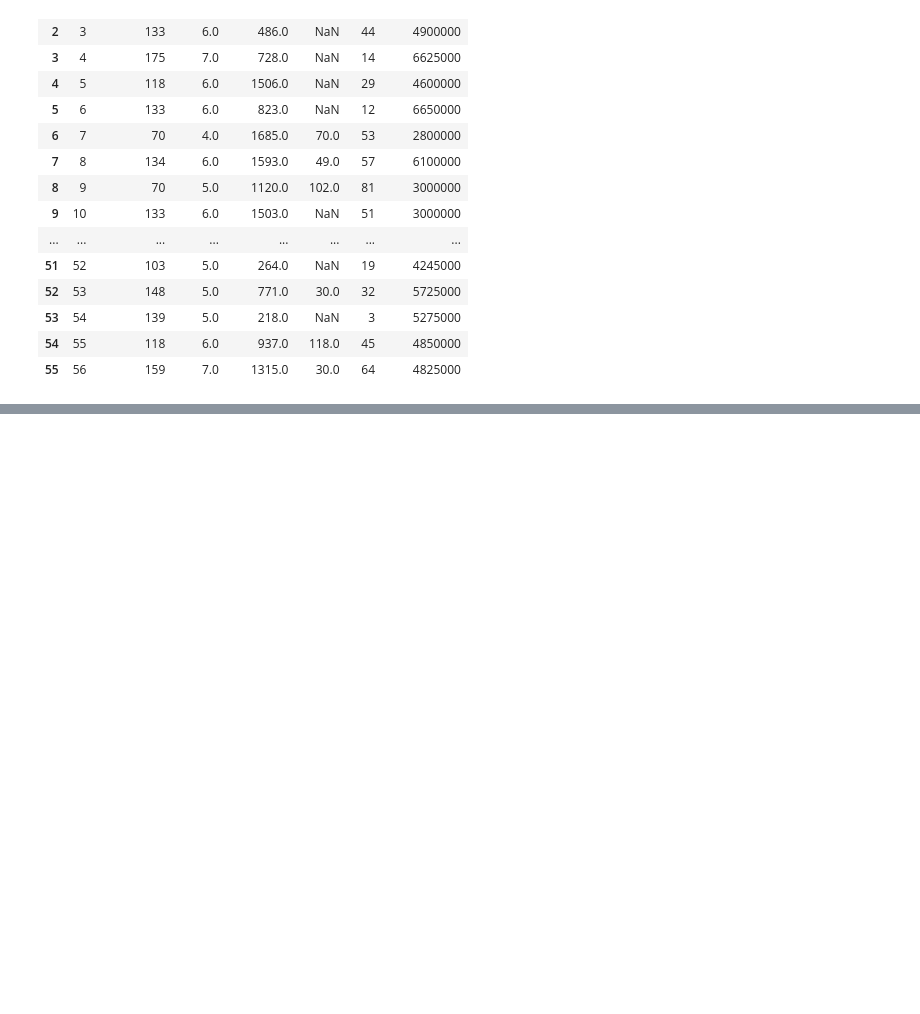
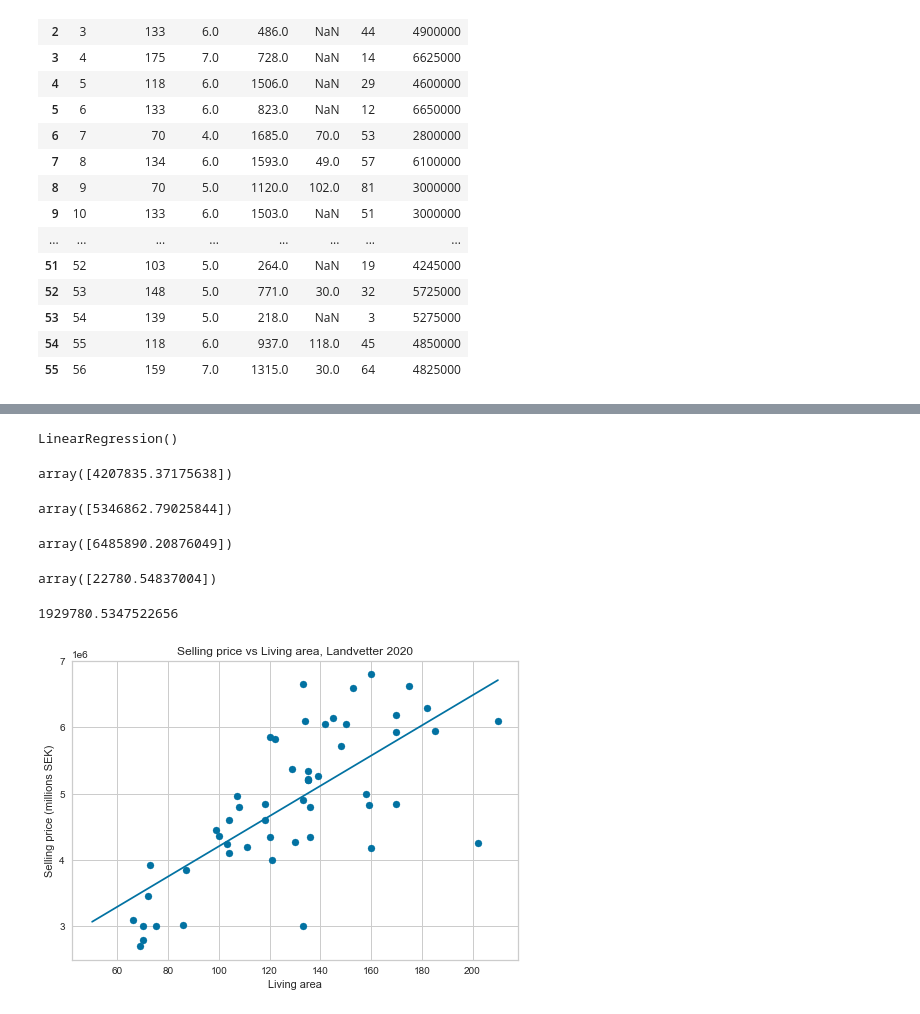
Before and after one commit to ponbac/AI-course, a Jupyter notebook: assignment2.ipynb, the cells around one changed output, grey strips where cells are left out. Saved outputs shown, nothing was run; the diff lists cells and outputs as text; code cells hidden in the pictures; blank space fills up the shorter version.

```diff
--- a/assignment2.ipynb
+++ b/assignment2.ipynb
@@ -11,6 +11,10 @@ import pandas as pd
 
 df = pd.read_csv('datasets\data_assignment2.csv')
 houseprices = df
+
+#removed two houses that had a very low price compared to their living area
+houseprices = houseprices[houseprices['Selling_price'] > 2500000]
+
 houseprices
 # %% [output]
 |  | ID | Living_area | Rooms | Land_size | Biarea | Age | Selling_price |
@@ -57,0 +50,3 @@ plt.show()
+# %%
+model = LinearRegression(fit_intercept=True)
+model
@@ -57,0 +60,38 @@ plt.show()
+# %%
+model.fit(X,y)
+# %% [output]
+LinearRegression()
+# %%
+model.predict([[100]])
+# %% [output]
+array([4207835.37175638])
+# %%
+model.predict([[150]])
+# %% [output]
+array([5346862.79025844])
+# %%
+model.predict([[200]])
+# %% [output]
+array([6485890.20876049])
+# %%
+model.coef_
+# %% [output]
+array([22780.54837004])
+# %%
+model.intercept_
+# %% [output]
+1929780.5347522656
+# %%
+plt.scatter(x,y)
+
+plt.title('Selling price vs Living area, Landvetter 2020')
+plt.xlabel('Living area')
+plt.ylabel('Selling price (millions SEK)')
+
+xfit = np.linspace(50, 210, 1000)
+Xfit = xfit[:, np.newaxis]
+yfit = model.predict(Xfit)
+plt.plot(xfit,yfit)
+plt.show()
+# %% [output]
+[figure, added]
```
Also changed, not shown: parts of 4 cells of this notebook.
